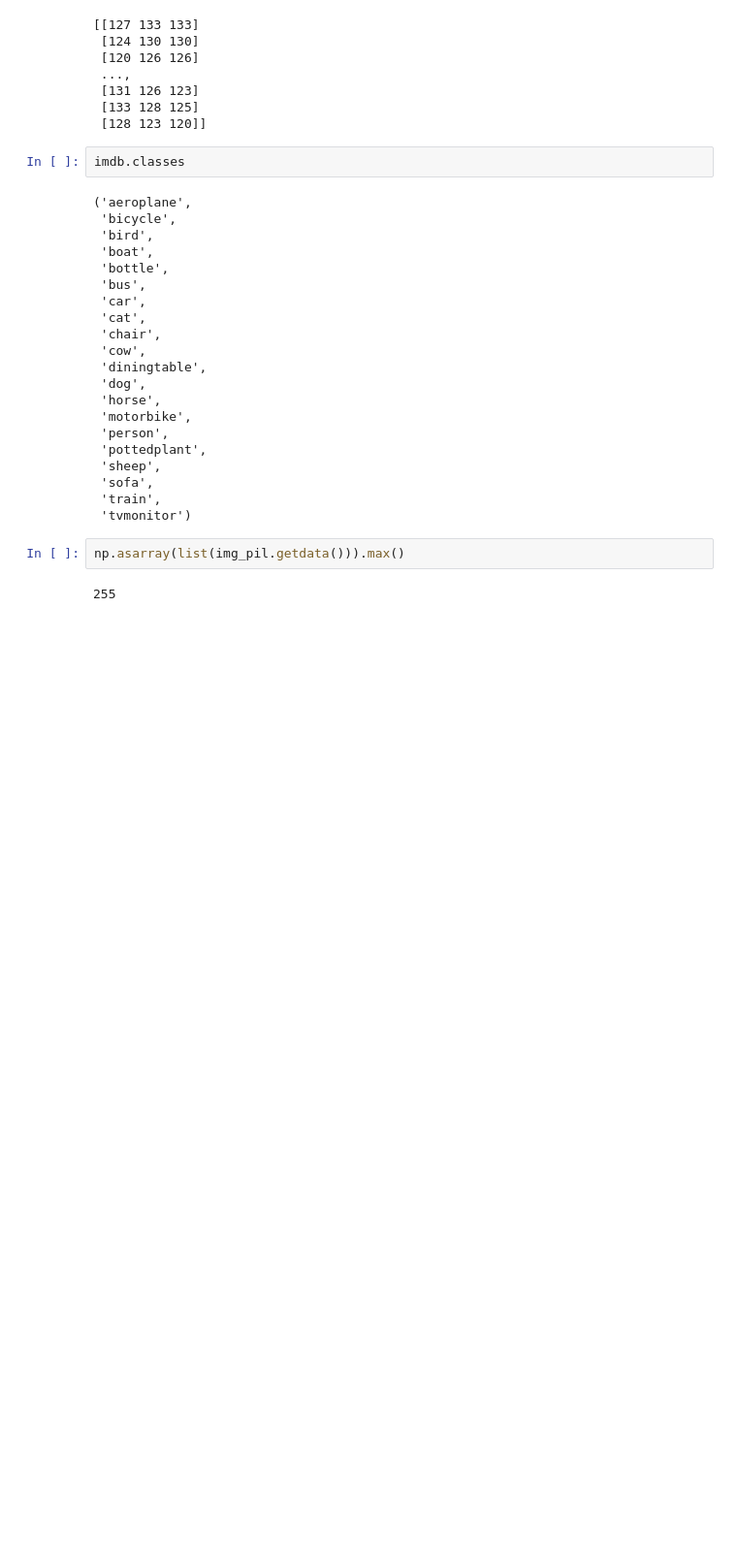
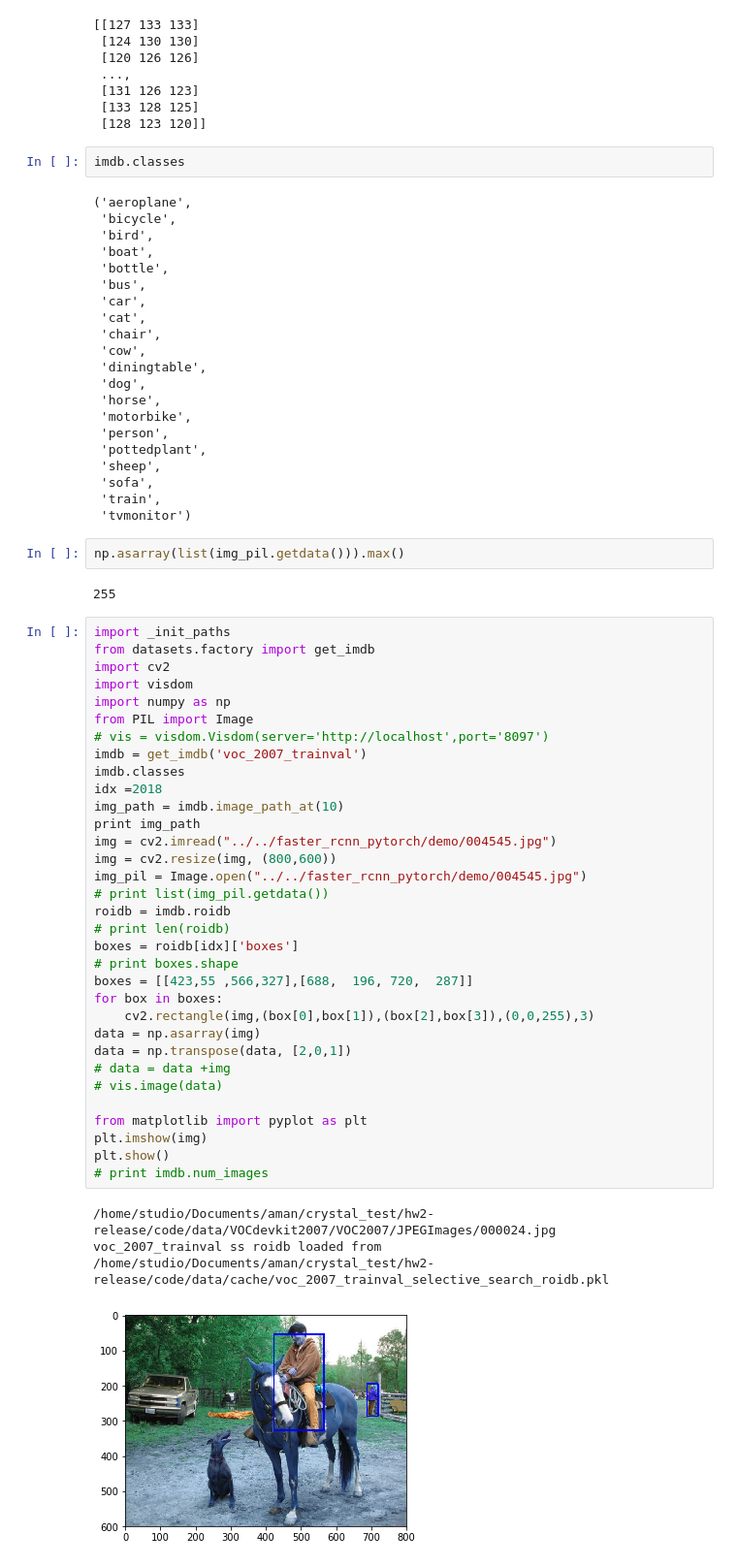
Before and after one commit to crystalbai/hw2_VL, a Jupyter notebook: code/task0.ipynb, the cells around one changed output. Shown at 97% size. Saved outputs shown, nothing was run; the diff lists cells and outputs as text; blank space fills up the shorter version.

```diff
--- a/code/task0.ipynb
+++ b/code/task0.ipynb
@@ -87,3 +88,40 @@ imdb.classes
 np.asarray(list(img_pil.getdata())).max()
 # %% [output]
 255
+# %%
+import _init_paths
+from datasets.factory import get_imdb
+import cv2
+import visdom
+import numpy as np
+from PIL import Image
+# vis = visdom.Visdom(server='http://localhost',port='8097')
+imdb = get_imdb('voc_2007_trainval')
+imdb.classes
+idx =2018
+img_path = imdb.image_path_at(10)
+print img_path
+img = cv2.imread("../../faster_rcnn_pytorch/demo/004545.jpg")
+img = cv2.resize(img, (800,600))
+img_pil = Image.open("../../faster_rcnn_pytorch/demo/004545.jpg")
+# print list(img_pil.getdata())
+roidb = imdb.roidb
+# print len(roidb)
+boxes = roidb[idx]['boxes']
+# print boxes.shape
+boxes = [[423,55 ,566,327],[688,  196, 720,  287]]
+for box in boxes:
+    cv2.rectangle(img,(box[0],box[1]),(box[2],box[3]),(0,0,255),3)
+data = np.asarray(img)
+data = np.transpose(data, [2,0,1])
+# data = data +img
+# vis.image(data)
+
+from matplotlib import pyplot as plt
+plt.imshow(img)
+plt.show()
+# print imdb.num_images
+# %% [output]
+/home/studio/Documents/aman/crystal_test/hw2-release/code/data/VOCdevkit2007/VOC2007/JPEGImages/000024.jpg
+voc_2007_trainval ss roidb loaded from /home/studio/Documents/aman/crystal_test/hw2-release/code/data/cache/voc_2007_trainval_selective_search_roidb.pkl
+[figure, added]
```
Also changed, not shown: parts of 1 cell of this notebook, 6 other files.
